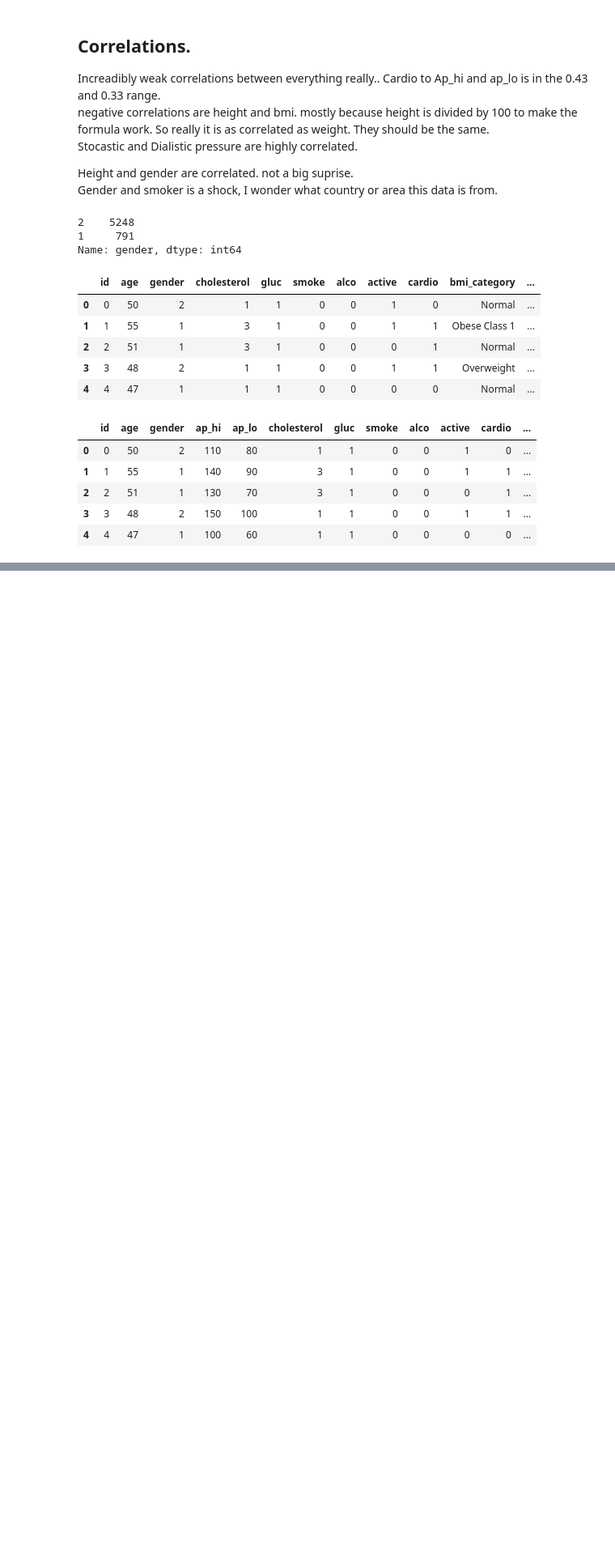
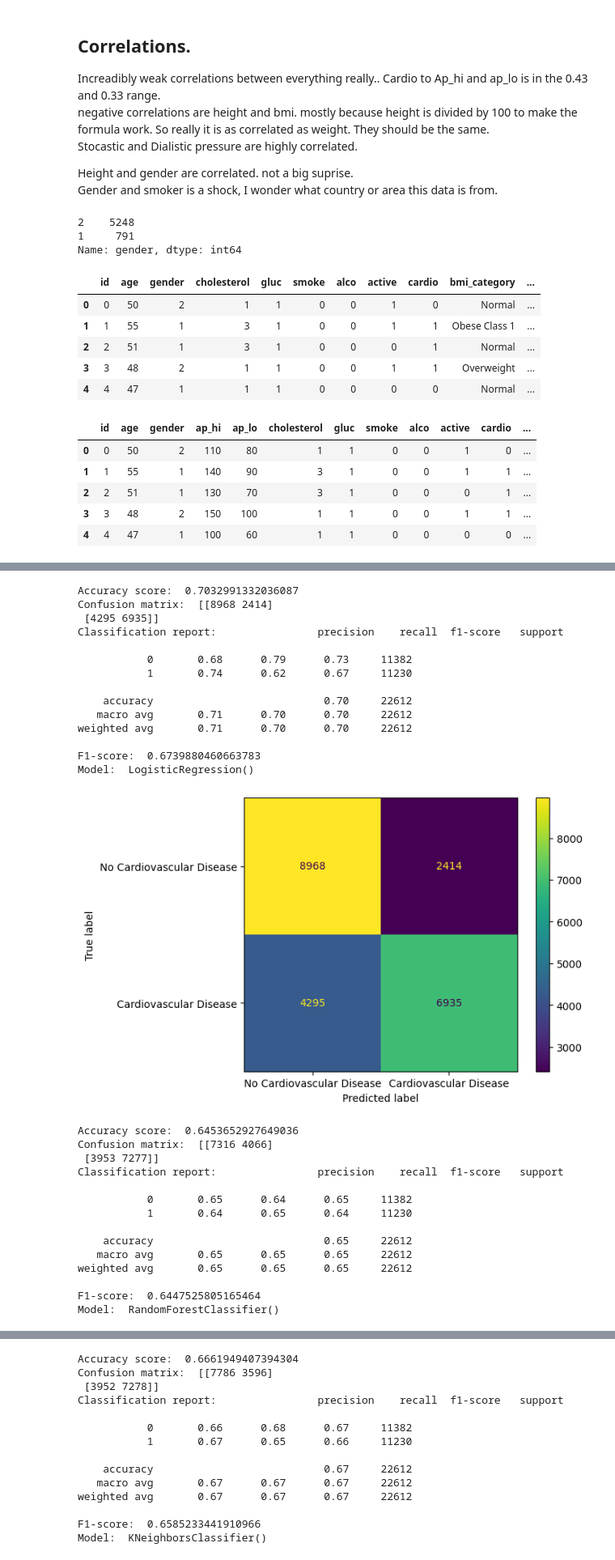
Before and after one commit to Rufshod/Machine-Learning-Alexander-Andersson, a Jupyter notebook: Lab/Lab_2.ipynb, the cells around one changed output, grey strips where cells are left out. Shown: that part at 81% size. Saved outputs shown, nothing was run; the diff lists cells and outputs as text; code cells hidden in the pictures; blank space fills up the shorter version.

```diff
--- a/Lab/Lab_2.ipynb
+++ b/Lab/Lab_2.ipynb
@@ -415,0 +561,44 @@ display(df_2.head())
+# %%
+# Scaling data set
+
+
+scaler = StandardScaler() # creating a StandardScaler object
+X_train_scaled = scaler.fit_transform(X_train) # scaling the training data
+X_test_scaled = scaler.transform(X_test) # scaling the testing data
+
+# Using train_and_test function on the scaled data set
+
+train_and_test(LogisticRegression(), X_train_scaled, X_test_scaled, y_train, y_test) # using the train_and_test function on all chosen models
+train_and_test(RandomForestClassifier(), X_train_scaled, X_test_scaled, y_train, y_test)
+train_and_test(KNeighborsClassifier(), X_train_scaled, X_test_scaled, y_train, y_test)
+train_and_test(GaussianNB(), X_train_scaled, X_test_scaled, y_train, y_test)
+# %% [output]
+Accuracy score:  0.7032991332036087
+Confusion matrix:  [[8968 2414]
+ [4295 6935]]
+Classification report:                precision    recall  f1-score   support
+
+           0       0.68      0.79      0.73     11382
+           1       0.74      0.62      0.67     11230
+
+    accuracy                           0.70     22612
+   macro avg       0.71      0.70      0.70     22612
+weighted avg       0.71      0.70      0.70     22612
+
+F1-score:  0.6739880460663783
+Model:  LogisticRegression()
+[figure, added]
+Accuracy score:  0.6453652927649036
+Confusion matrix:  [[7316 4066]
+ [3953 7277]]
+Classification report:                precision    recall  f1-score   support
+
+           0       0.65      0.64      0.65     11382
+           1       0.64      0.65      0.64     11230
+
+    accuracy                           0.65     22612
+   macro avg       0.65      0.65      0.65     22612
+weighted avg       0.65      0.65      0.65     22612
+
+F1-score:  0.6447525805165464
+Model:  RandomForestClassifier()
@@ -415,0 +606,14 @@ display(df_2.head())
+Accuracy score:  0.6661949407394304
+Confusion matrix:  [[7786 3596]
+ [3952 7278]]
+Classification report:                precision    recall  f1-score   support
+
+           0       0.66      0.68      0.67     11382
+           1       0.67      0.65      0.66     11230
+
+    accuracy                           0.67     22612
+   macro avg       0.67      0.67      0.67     22612
+weighted avg       0.67      0.67      0.67     22612
+
+F1-score:  0.6585233441910966
+Model:  KNeighborsClassifier()
```
Also changed, not shown: parts of 26 cells of this notebook, 2 other files.
